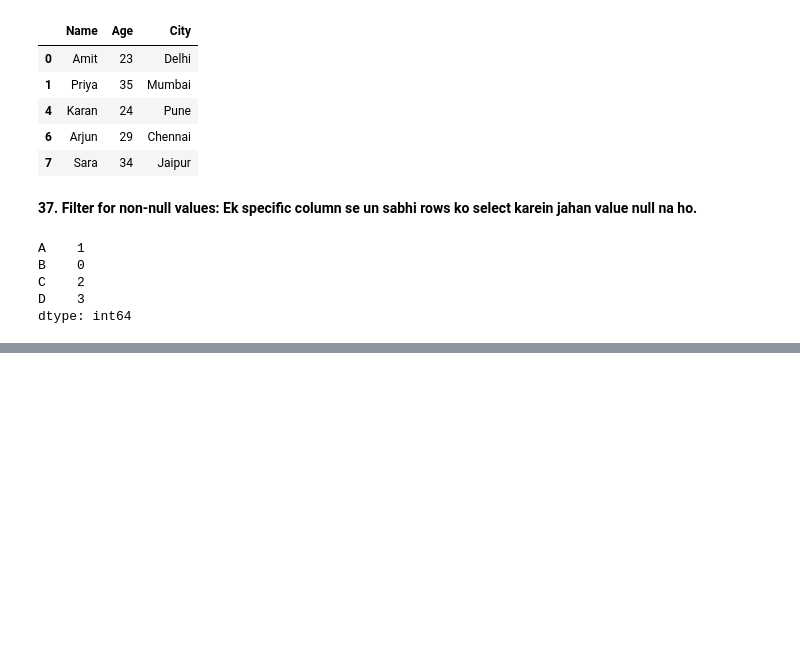
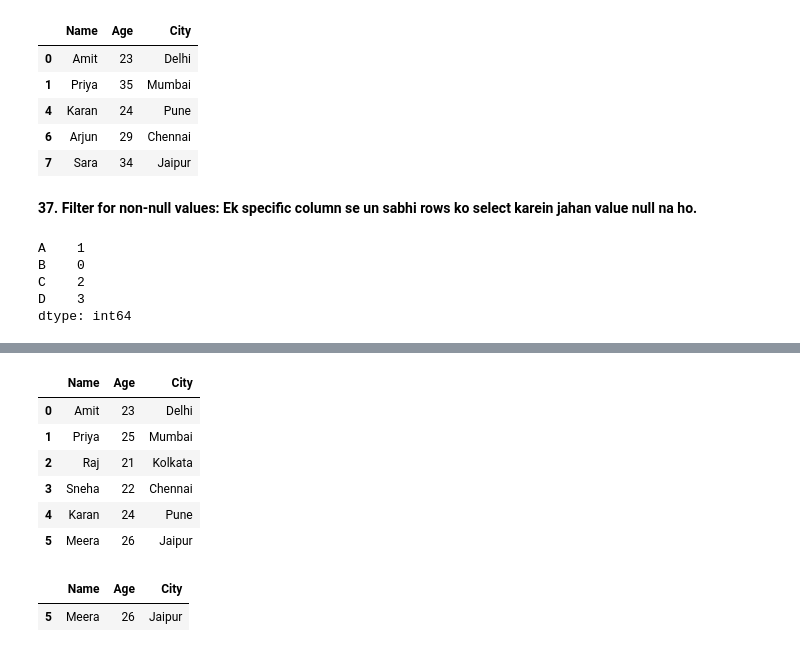
Before and after one commit to gayatrijhaxreal/questions.ipynb, a Jupyter notebook: easy level ques/part2.ipynb, the cells around one changed output, grey strips where cells are left out. Cells and saved outputs as stored; diff of their text form; code cells hidden in the pictures; blank space fills up the shorter version.

```diff
--- a/easy level ques/part2.ipynb
+++ b/easy level ques/part2.ipynb
@@ -316,0 +321,22 @@ dtype: int64
+# %%
+data = {
+    'Name': ['Amit', 'Priya', 'Raj', 'Sneha', 'Karan', 'Meera'],
+    'Age': [23, 25, 21, 22, 24, 26],
+    'City': ['Delhi', 'Mumbai', 'Kolkata', 'Chennai', 'Pune', 'Jaipur']
+}
+df = pd.DataFrame(data)
+# %%
+df
+# %% [output]
+|  | Name | Age | City |
+| 0 | Amit | 23 | Delhi |
+| 1 | Priya | 25 | Mumbai |
+| 2 | Raj | 21 | Kolkata |
+| 3 | Sneha | 22 | Chennai |
+| 4 | Karan | 24 | Pune |
+| 5 | Meera | 26 | Jaipur |
+# %%
+df.query('Age > 25')
+# %% [output]
+|  | Name | Age | City |
+| 5 | Meera | 26 | Jaipur |
```
Also changed, not shown: parts of 2 cells of this notebook.
